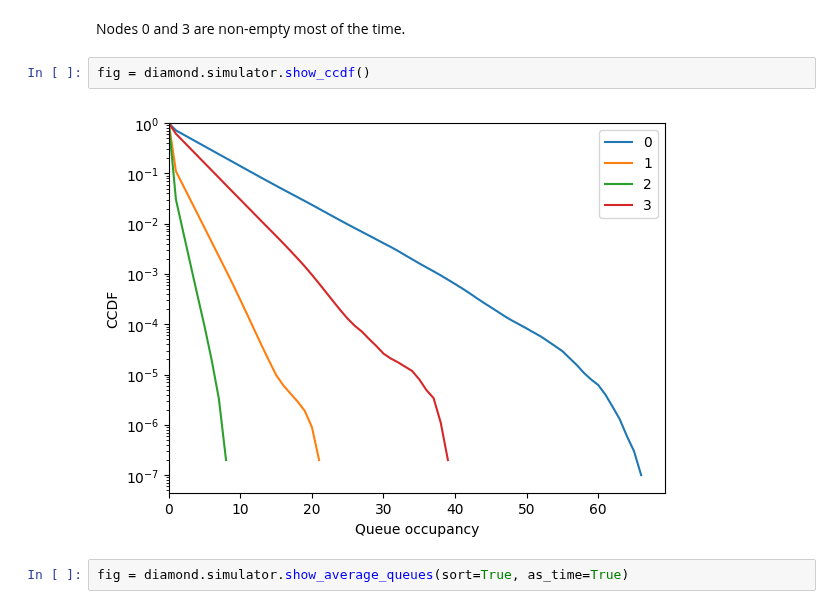
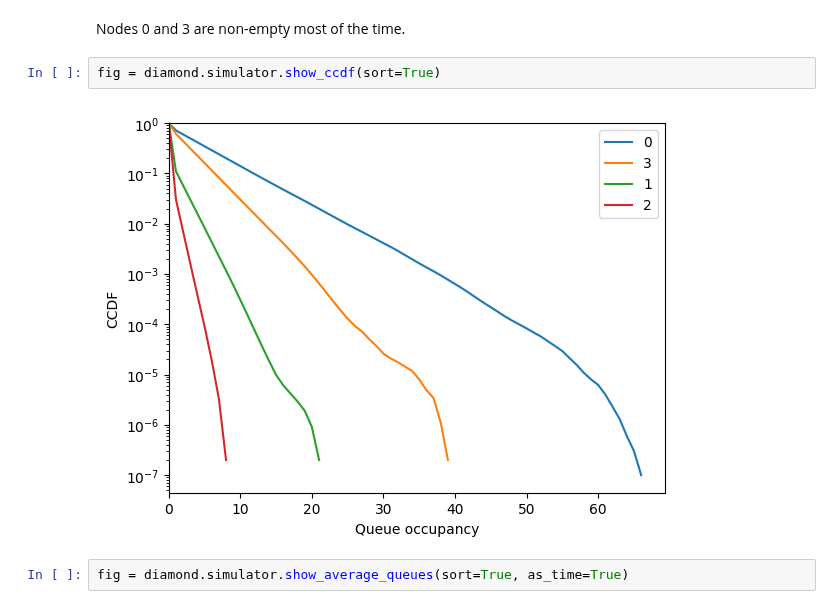
Before and after one commit to balouf/stochastic_matching, a Jupyter notebook: docs/tutorials/simulator.ipynb, the cells around one changed output. Drawn from its saved outputs; the diff is of its cells as text.

```diff
--- a/docs/tutorials/simulator.ipynb
+++ b/docs/tutorials/simulator.ipynb
@@ -169,9 +168,9 @@ diamond.show_flow()
 # %% [markdown]
 Nodes 0 and 3 are non-empty most of the time.
 # %%
-fig = diamond.simulator.show_ccdf()
+fig = diamond.simulator.show_ccdf(sort=True)
 # %% [output]
-[figure, old version]
+[figure, new version]
 # %%
 fig = diamond.simulator.show_average_queues(sort=True, as_time=True)
 # %% [output]
```
Also changed, not shown: parts of 45 cells of this notebook, 10 other files.
